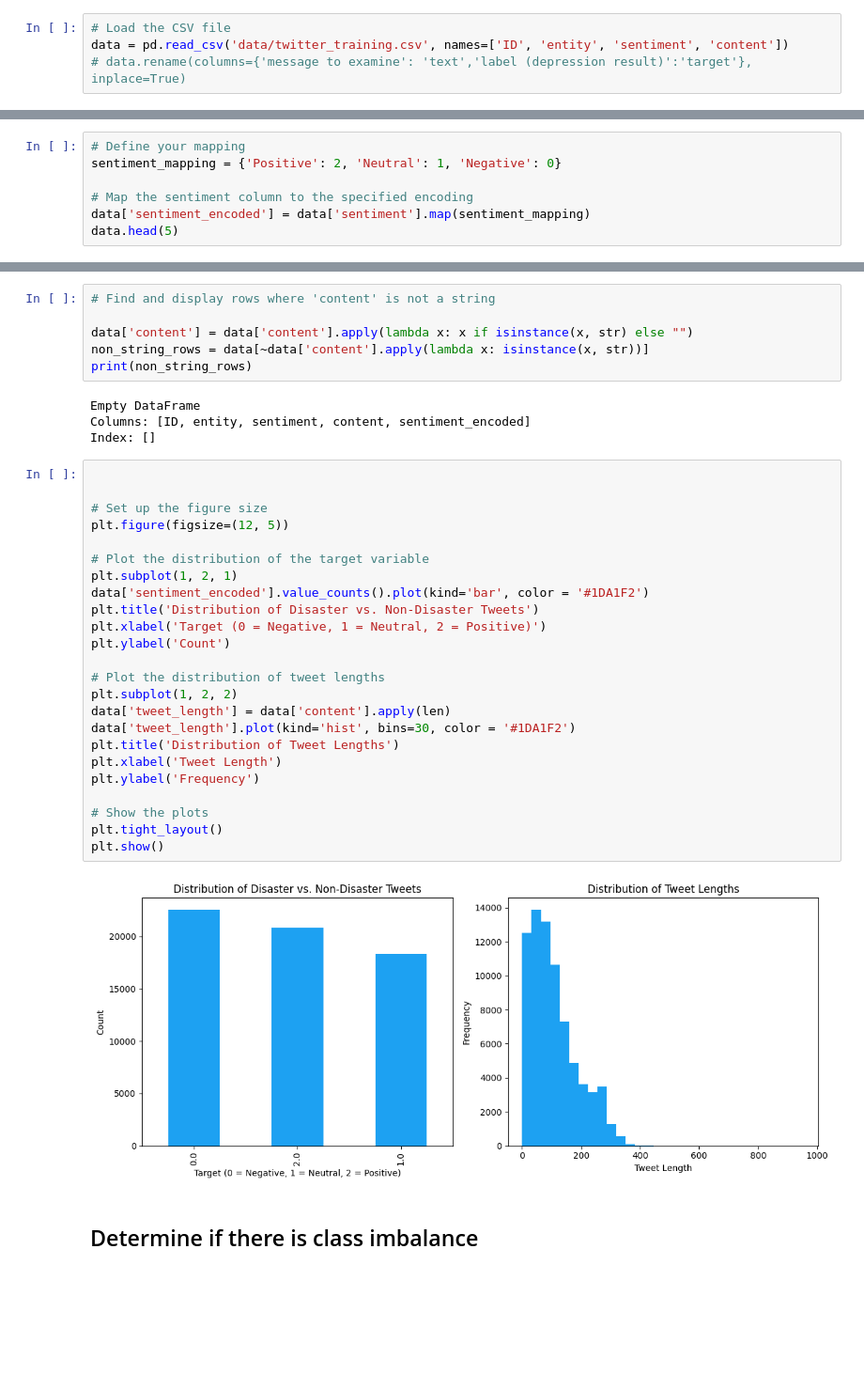
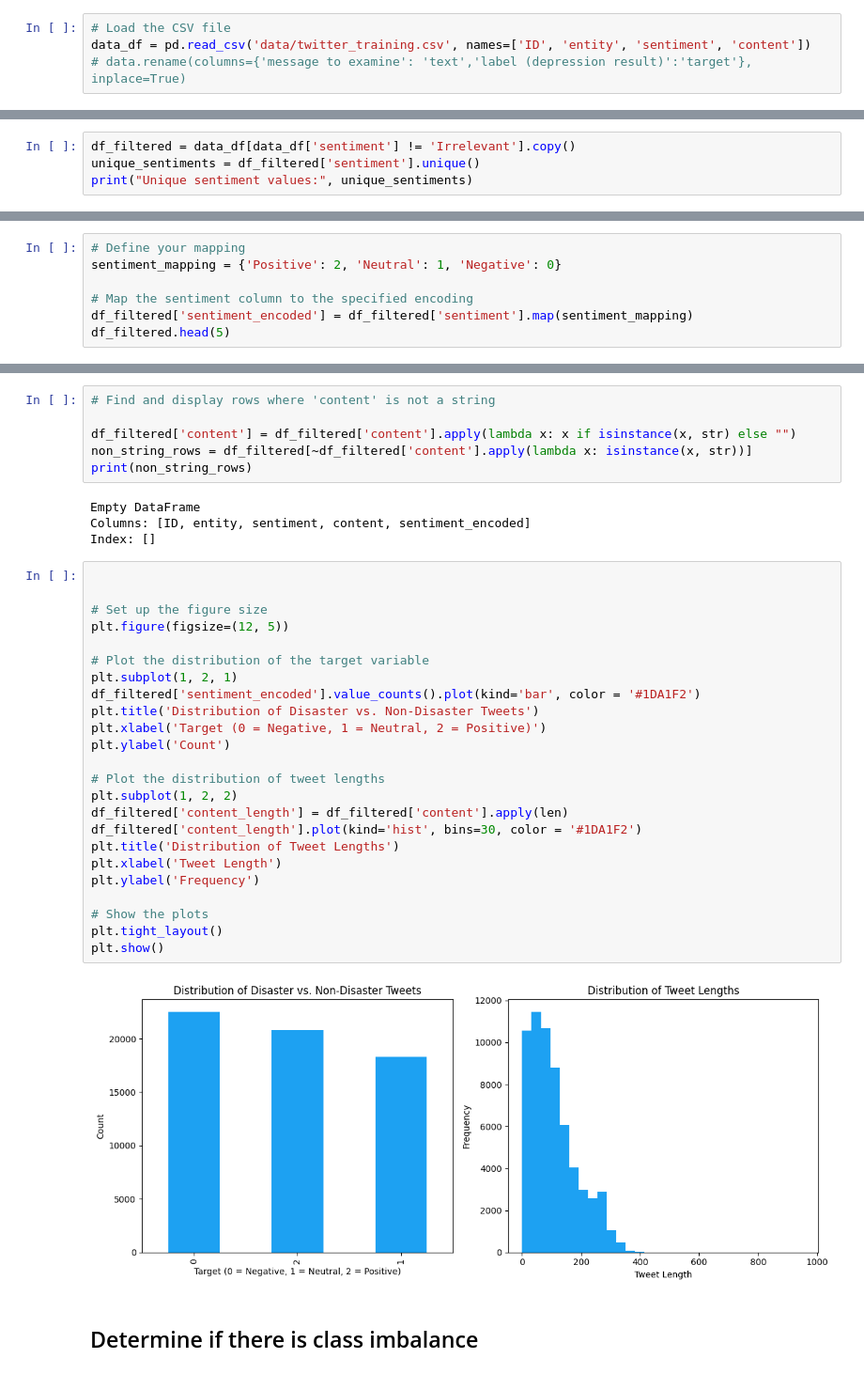
Before and after one commit to kaizenx/tweet-sentiment-classifier, a Jupyter notebook: sentiment.ipynb, the cells around one changed output, grey strips where cells are left out. Shown at 94% size. Drawn from its saved outputs; the diff is of its cells as text; blank space fills up the shorter version.

```diff
--- a/sentiment.ipynb
+++ b/sentiment.ipynb
@@ -78,7 +79,7 @@ The dataset used in this project consists of a training set and a test set, both
 In terms of structure, the tweet texts vary in length, but they are padded to a maximum sequence length during preprocessing to ensure consistency for input into the RNN model. The training data is further split into training and validation sets to enable model evaluation.
 # %%
 # Load the CSV file
-data = pd.read_csv('data/twitter_training.csv', names=['ID', 'entity', 'sentiment', 'content'])
+data_df = pd.read_csv('data/twitter_training.csv', names=['ID', 'entity', 'sentiment', 'content'])
 # data.rename(columns={'message to examine': 'text','label (depression result)':'target'}, inplace=True)
 # %% [markdown]
 ## Exploratory Data Analysis
@@ -120,0 +132,4 @@ len(data)
+# %%
+df_filtered = data_df[data_df['sentiment'] != 'Irrelevant'].copy()
+unique_sentiments = df_filtered['sentiment'].unique()
+print("Unique sentiment values:", unique_sentiments)
@@ -123,7 +140,7 @@ len(data)
 sentiment_mapping = {'Positive': 2, 'Neutral': 1, 'Negative': 0}
 
 # Map the sentiment column to the specified encoding
-data['sentiment_encoded'] = data['sentiment'].map(sentiment_mapping)
-data.head(5)
+df_filtered['sentiment_encoded'] = df_filtered['sentiment'].map(sentiment_mapping)
+df_filtered.head(5)
 # %% [output]
 |  | ID | entity | sentiment | content | sentiment_encoded |
@@ -135,8 +152,8 @@ data.head(5)
 # %%
 # Find and display rows where 'content' is not a string
 
-data['content'] = data['content'].apply(lambda x: x if isinstance(x, str) else "")
-non_string_rows = data[~data['content'].apply(lambda x: isinstance(x, str))]
+df_filtered['content'] = df_filtered['content'].apply(lambda x: x if isinstance(x, str) else "")
+non_string_rows = df_filtered[~df_filtered['content'].apply(lambda x: isinstance(x, str))]
 print(non_string_rows)
 # %% [output]
 Empty DataFrame
@@ -145,29 +162,29 @@ Index: []
 # %%
 
 
 # Set up the figure size
 plt.figure(figsize=(12, 5))
 
 # Plot the distribution of the target variable
 plt.subplot(1, 2, 1)
-data['sentiment_encoded'].value_counts().plot(kind='bar', color = '#1DA1F2')
+df_filtered['sentiment_encoded'].value_counts().plot(kind='bar', color = '#1DA1F2')
 plt.title('Distribution of Disaster vs. Non-Disaster Tweets')
 plt.xlabel('Target (0 = Negative, 1 = Neutral, 2 = Positive)')
 plt.ylabel('Count')
 
 # Plot the distribution of tweet lengths
 plt.subplot(1, 2, 2)
-data['tweet_length'] = data['content'].apply(len)
-data['tweet_length'].plot(kind='hist', bins=30, color = '#1DA1F2')
+df_filtered['content_length'] = df_filtered['content'].apply(len)
+df_filtered['content_length'].plot(kind='hist', bins=30, color = '#1DA1F2')
 plt.title('Distribution of Tweet Lengths')
 plt.xlabel('Tweet Length')
 plt.ylabel('Frequency')
 
 # Show the plots
 plt.tight_layout()
 plt.show()
 # %% [output]
-[figure, old version]
+[figure, new version]
 # %% [markdown]
 ## Determine if there is class imbalance
 # %%
```
Also changed, not shown: parts of 35 cells of this notebook, 1 other file.
